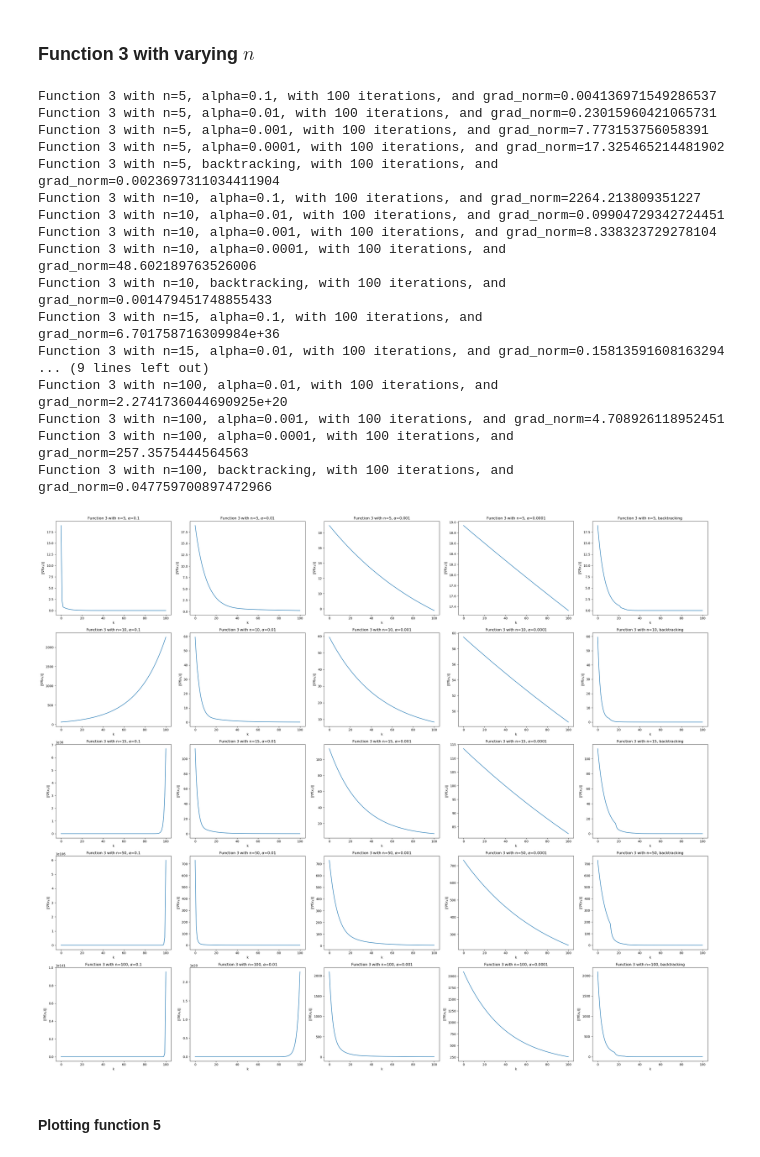
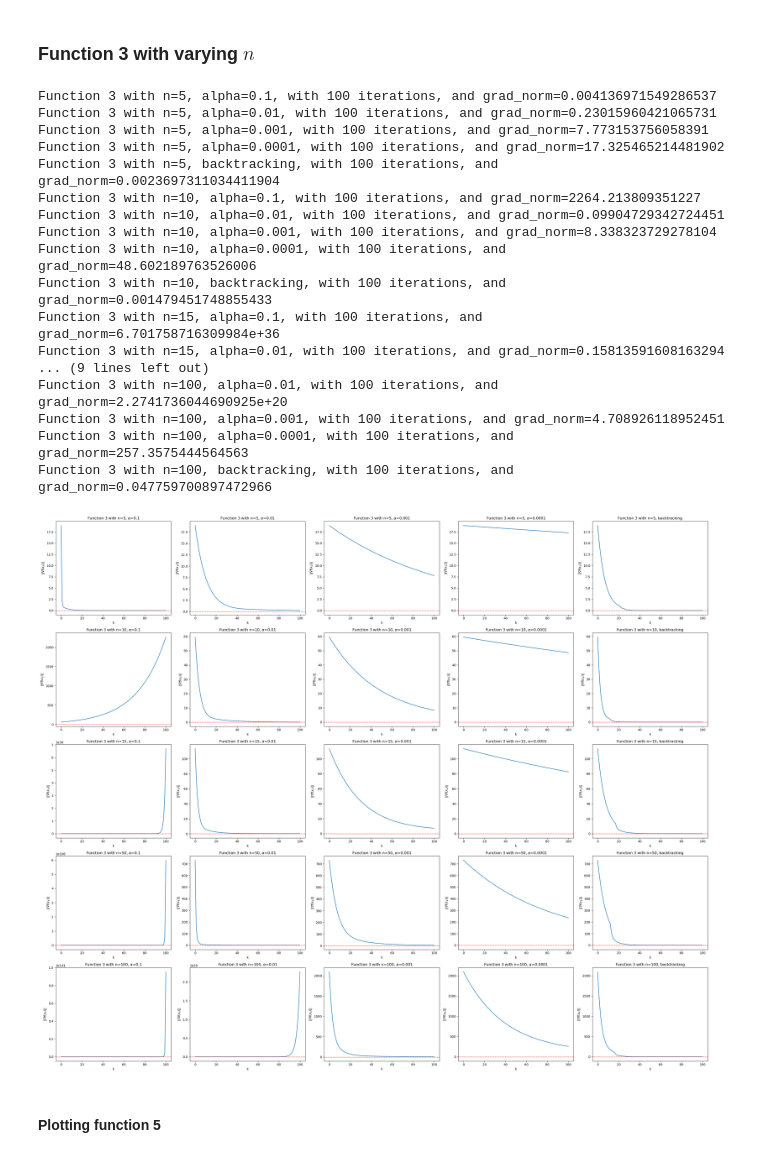
Before and after one commit to AngeloGalav/statistical-and-mathematical-methods, a Jupyter notebook: hw3/1_optimization_gd.ipynb, the cells around one changed output. Saved outputs shown, nothing was run; the diff lists cells and outputs as text; code cells hidden in the pictures.

```diff
--- a/hw3/1_optimization_gd.ipynb
+++ b/hw3/1_optimization_gd.ipynb
@@ -147,6 +147,7 @@ for alpha in alphas:
         ax.set_title(rf'Function {i+1}, $\alpha$={alpha}')
         ax.set_xlabel('k')
         ax.set_ylabel(r'$||\nabla f(x_k)||$')
+        ax.axhline(y=0, color='red', linestyle='--', linewidth=1)
     print("\n")
     plt.show()
 # %% [output]
@@ -206,6 +207,7 @@ for i, (f, grad_f) in enumerate(functions):
     ax.set_title(rf'Function {i+1} with backtracking')
     ax.set_xlabel('k')
     ax.set_ylabel(r'$||\nabla f(x_k)||$')
+    ax.axhline(y=0, color='red', linestyle='--', linewidth=1)
 print("\n")
 # %% [output]
 Function 1, GD with backtracking got final result: [2.99993978 0.99997993], with 81 iterations, and grad_norm=0.00012696449525289447
@@ -302,6 +304,7 @@ for row, lambda_param in enumerate(lambda_params):
         ax.set_title(rf'Function 4 with lambda_param={lambda_param}, $\alpha$={alpha}')
         ax.set_xlabel('k')
         ax.set_ylabel(r'$||\nabla f(x_k)||$')
+        ax.axhline(y=0, color='red', linestyle='--', linewidth=1)
         print(f"Function 4 with lambda={lambda_param}, alpha={alpha}, with {k} iterations, and grad_norm={grad_norm_history[-1]}")
 
     x_k_history, k, _, grad_norm_history = gradient_descent(fn4, grad_fn4, x0, None, kmax, tolx, tolf, backtracking=backtracking)
@@ -310,6 +313,7 @@ for row, lambda_param in enumerate(lambda_params):
     ax.set_title(rf'Function 4 with lambda={lambda_param}, backtracking')
     ax.set_xlabel('k')
     ax.set_ylabel(r'$||\nabla f(x_k)||$')
+    ax.axhline(y=0, color='red', linestyle='--', linewidth=1)
     print(f"Function 4 with lambda={lambda_param}, backtracking, with {k} iterations, and grad_norm={grad_norm_history[-1]}")
 
 
@@ -364,37 +368,39 @@ for row, n in enumerate(n_to_try):
         ax.set_title(rf'Function 3 with n={n}, $\alpha$={alpha}')
         ax.set_xlabel('k')
         ax.set_ylabel(r'$||\nabla f(x_k)||$')
+        ax.axhline(y=0, color='red', linestyle='--', linewidth=1)
         print(f"Function 3 with n={n}, alpha={alpha}, with {k} iterations, and grad_norm={grad_norm_history[-1]}")
 
     x_k_history, k, _, grad_norm_history = gradient_descent(fn3, grad_fn3, x0, None, kmax, tolx, tolf, backtracking=backtracking)
     ax = axs[row, -1]
     ax.plot(grad_norm_history)
     ax.set_title(rf'Function 3 with n={n}, backtracking')
     ax.set_xlabel('k')
     ax.set_ylabel(r'$||\nabla f(x_k)||$')
+    ax.axhline(y=0, color='red', linestyle='--', linewidth=1)
     print(f"Function 3 with n={n}, backtracking, with {k} iterations, and grad_norm={grad_norm_history[-1]}")
 
 plt.tight_layout()
 plt.show()
 # %% [output]
 Function 3 with n=5, alpha=0.1, with 100 iterations, and grad_norm=0.004136971549286537
 Function 3 with n=5, alpha=0.01, with 100 iterations, and grad_norm=0.23015960421065731
 Function 3 with n=5, alpha=0.001, with 100 iterations, and grad_norm=7.773153756058391
 Function 3 with n=5, alpha=0.0001, with 100 iterations, and grad_norm=17.325465214481902
 Function 3 with n=5, backtracking, with 100 iterations, and grad_norm=0.0023697311034411904
 Function 3 with n=10, alpha=0.1, with 100 iterations, and grad_norm=2264.213809351227
 Function 3 with n=10, alpha=0.01, with 100 iterations, and grad_norm=0.09904729342724451
 Function 3 with n=10, alpha=0.001, with 100 iterations, and grad_norm=8.338323729278104
 Function 3 with n=10, alpha=0.0001, with 100 iterations, and grad_norm=48.602189763526006
 Function 3 with n=10, backtracking, with 100 iterations, and grad_norm=0.001479451748855433
 Function 3 with n=15, alpha=0.1, with 100 iterations, and grad_norm=6.701758716309984e+36
 Function 3 with n=15, alpha=0.01, with 100 iterations, and grad_norm=0.15813591608163294
 ... (9 lines left out)
 Function 3 with n=100, alpha=0.01, with 100 iterations, and grad_norm=2.2741736044690925e+20
 Function 3 with n=100, alpha=0.001, with 100 iterations, and grad_norm=4.708926118952451
 Function 3 with n=100, alpha=0.0001, with 100 iterations, and grad_norm=257.3575444564563
 Function 3 with n=100, backtracking, with 100 iterations, and grad_norm=0.047759700897472966
-[figure, old version]
+[figure, new version]
 # %% [markdown]
 #### Plotting function 5
 # %%
```
Also changed, not shown: parts of 5 cells of this notebook, 3 other files.
